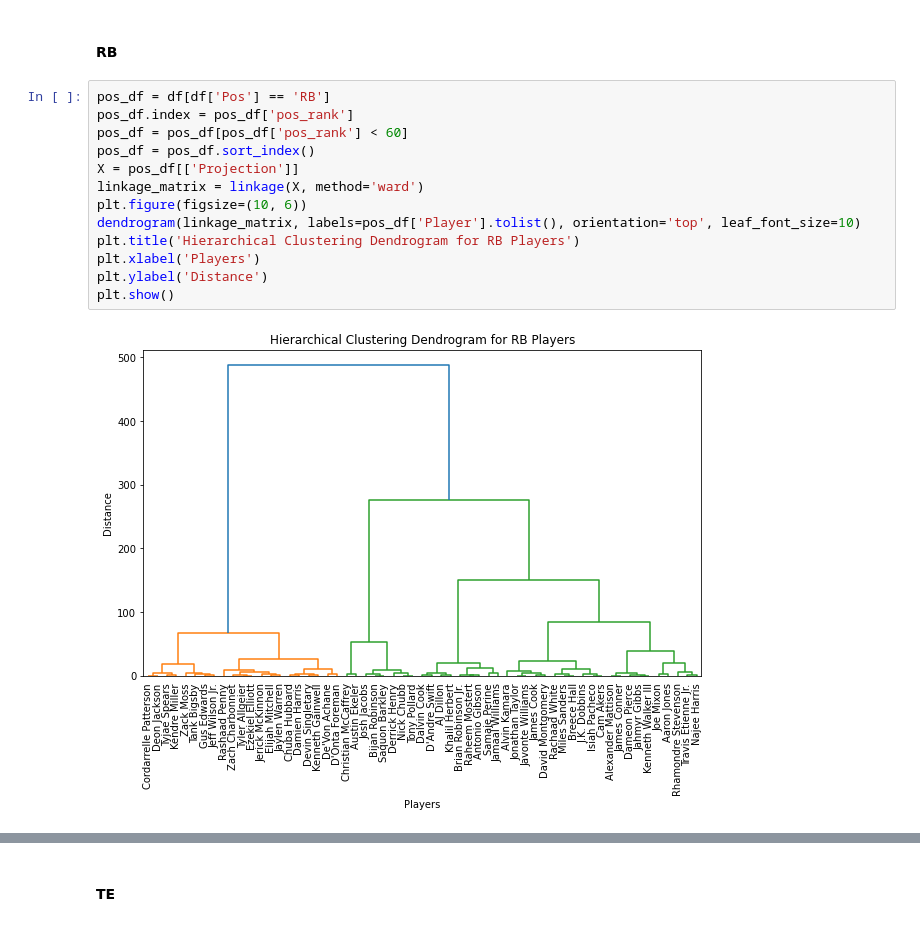
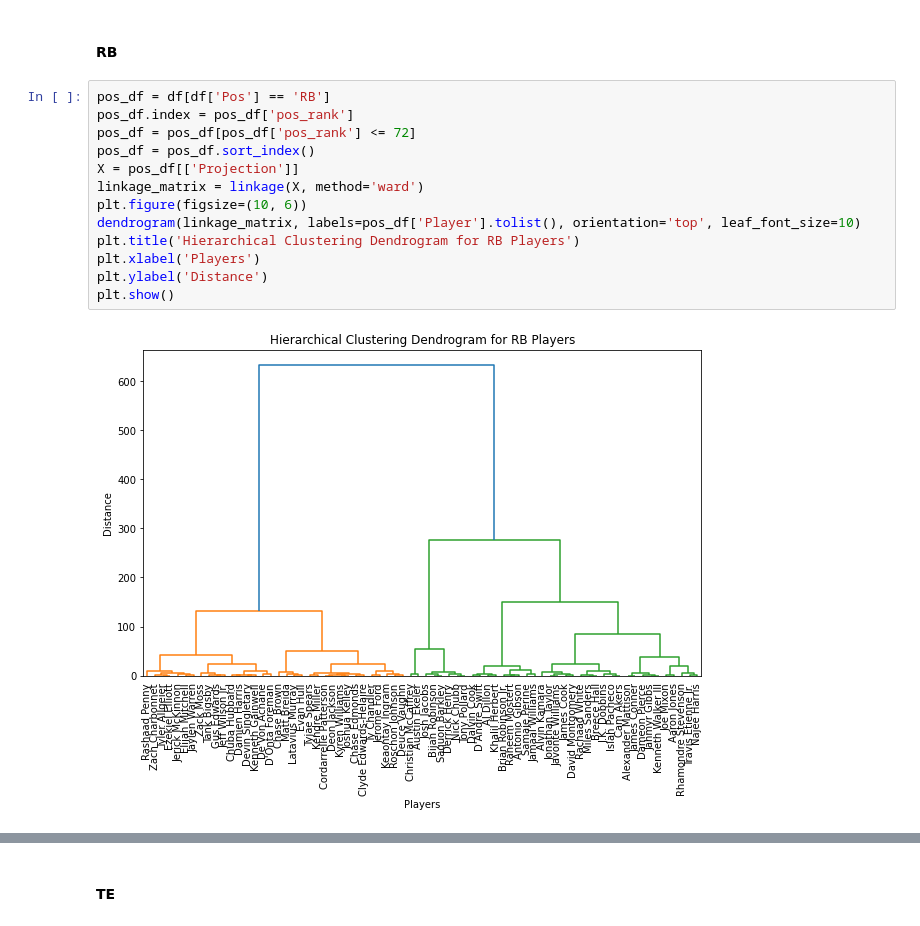
Before and after one commit to zwayne24/Fantasy-Football-Optimizer, a Jupyter notebook: FFO_DataSetup.ipynb, the cells around one changed output, grey strips where cells are left out. Cells and saved outputs as stored; diff of their text form.

```diff
--- a/FFO_DataSetup.ipynb
+++ b/FFO_DataSetup.ipynb
@@ -144,16 +144,16 @@ pos_rank
 # %%
 pos_df = df[df['Pos'] == 'RB']
 pos_df.index = pos_df['pos_rank']
-pos_df = pos_df[pos_df['pos_rank'] < 60]
+pos_df = pos_df[pos_df['pos_rank'] <= 72]
 pos_df = pos_df.sort_index()
 X = pos_df[['Projection']]
 linkage_matrix = linkage(X, method='ward')
 plt.figure(figsize=(10, 6))
 dendrogram(linkage_matrix, labels=pos_df['Player'].tolist(), orientation='top', leaf_font_size=10)
 plt.title('Hierarchical Clustering Dendrogram for RB Players')
 plt.xlabel('Players')
 plt.ylabel('Distance')
 plt.show()
 # %% [output]
-[figure, old version]
+[figure, new version]
 # %%
```
Also changed, not shown: parts of 2 cells of this notebook, 3 other files.
